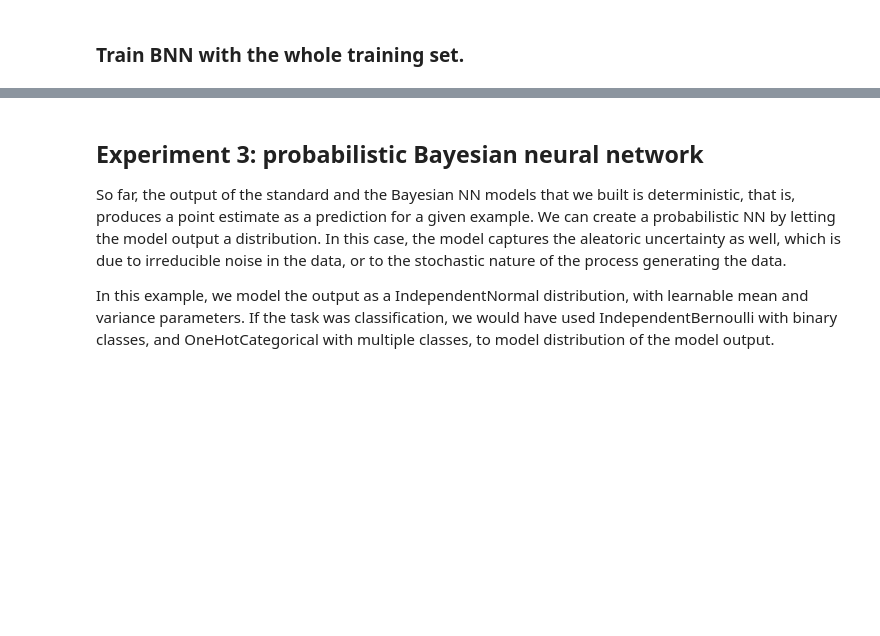
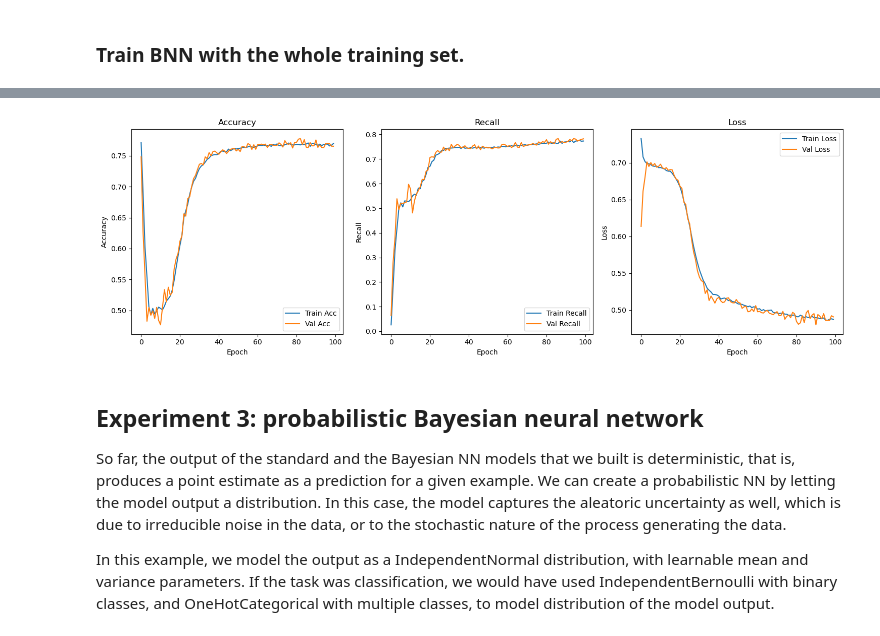
Before and after one commit to SaraLuzVC/Customer-Churn-Records, a Jupyter notebook: notebooks/bnn_primer_intento.ipynb, the cells around one changed output, grey strips where cells are left out. Cells and saved outputs as stored; diff of their text form; code cells hidden in the pictures; blank space fills up the shorter version.

```diff
--- a/notebooks/bnn_primer_intento.ipynb
+++ b/notebooks/bnn_primer_intento.ipynb
@@ -381,8 +459,18 @@ Predictions mean: 0.27, min: 0.16, max: 0.37, range: 0.21 - Actual: 1.0
 ### Train BNN with the whole training set.
 # %%
 num_epochs = 500
+
 bnn_model_full = create_bnn_model(train_size)
-run_experiment(bnn_model_full, mse_loss, train_dataset, test_dataset)
+history = run_experiment(
+    bnn_model_full,
+    bce_loss,
+    train_dataset,
+    test_dataset,
+    class_weight=class_weight
+)
+
+# bnn_model_full = create_bnn_model(train_size)
+# run_experiment(bnn_model_full, mse_loss, train_dataset, test_dataset)
 
 compute_predictions(bnn_model_full)
 # %% [output]
@@ -406,3 +500,7 @@ Predictions mean: 0.44, min: 0.23, max: 0.66, range: 0.43 - Actual: 1.0
+# %%
+plot_metrics(history)
+# %% [output]
+[figure, added]
 # %% [markdown]
 ## Experiment 3: probabilistic Bayesian neural network
 So far, the output of the standard and the Bayesian NN models that we built is deterministic, that is, produces a point estimate as a prediction for a given example. We can create a probabilistic NN by letting the model output a distribution. In this case, the model captures the aleatoric uncertainty as well, which is due to irreducible noise in the data, or to the stochastic nature of the process generating the data.
```
Also changed, not shown: parts of 15 cells of this notebook.
